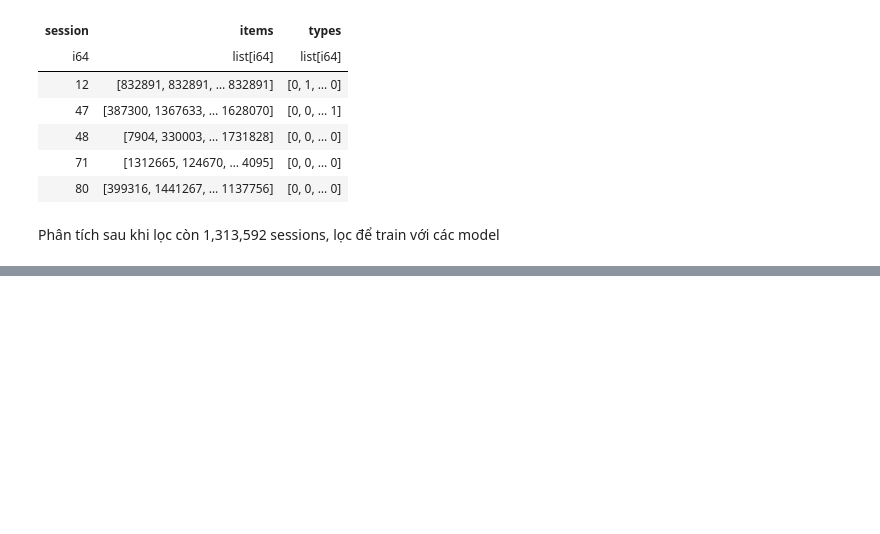
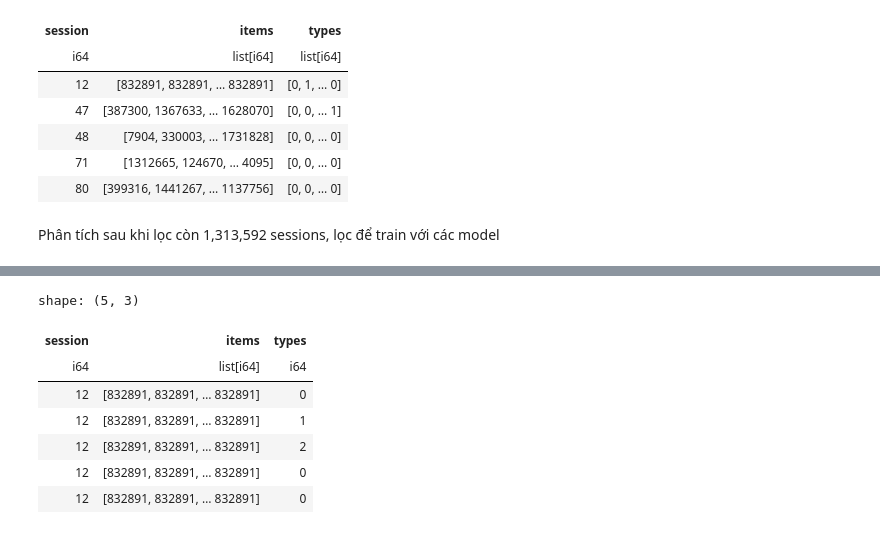
Before and after one commit to PTIT-D22KH02-PDDT/mining-on-massive-datasets-ptit-project, a Jupyter notebook: notebooks/trung/mining_data_raw.ipynb, the cells around one changed output, grey strips where cells are left out. Saved outputs shown, nothing was run; the diff lists cells and outputs as text; code cells hidden in the pictures; blank space fills up the shorter version.

```diff
--- a/notebooks/trung/mining_data_raw.ipynb
+++ b/notebooks/trung/mining_data_raw.ipynb
@@ -1824,0 +1839,12 @@ print(hanh_vi_f2_counts.select(["types", "ten_hanh_vi", "so_luong", "ty_le_%"]))
+# %%
+df=f2.explode("types")
+df.head(5)
+# %% [output]
+shape: (5, 3)
+| session | items | types |
+| i64 | list[i64] | i64 |
+| 12 | [832891, 832891, … 832891] | 0 |
+| 12 | [832891, 832891, … 832891] | 1 |
+| 12 | [832891, 832891, … 832891] | 2 |
+| 12 | [832891, 832891, … 832891] | 0 |
+| 12 | [832891, 832891, … 832891] | 0 |
```
Also changed, not shown: parts of 1 cell of this notebook, 2 other files.
